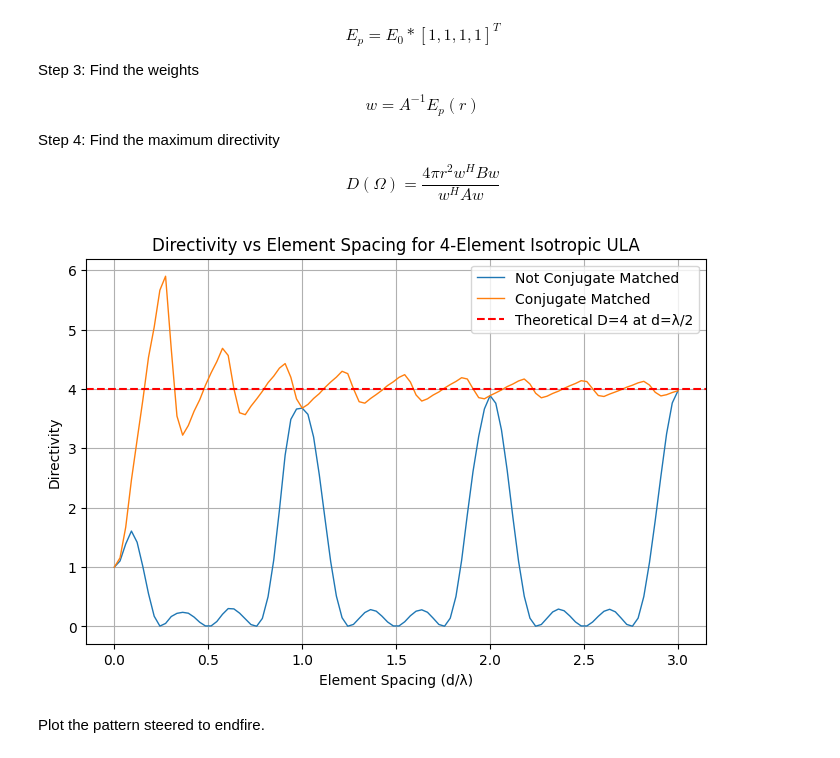
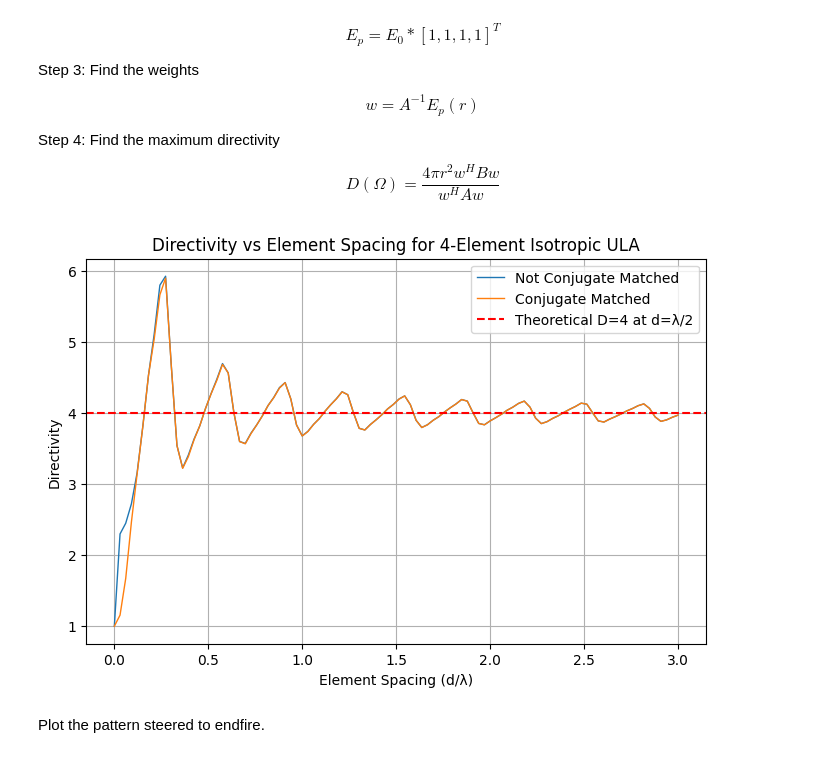
Before and after one commit to Montuck/antenna-software, a Jupyter notebook: hw13.ipynb, the cells around one changed output. Saved outputs shown, nothing was run; the diff lists cells and outputs as text; code cells hidden in the pictures.

```diff
--- a/hw13.ipynb
+++ b/hw13.ipynb
@@ -47,10 +47,6 @@ N = 4
 # Electric field calculation
 E0 = np.sqrt(2*eta*Pel/(4*np.pi*r**2))
 
-# conjugate matched weights
-Ep = E0*np.ones((N, 1))
-w_cm = Ep
-
 # empty array of directivity values
 directivity_values = []
 directivity_values_cm = []
@@ -59,104 +55,79 @@ directivity_values_cm = []
 
 
 
-#### FUNCTIONS ####
-def compute_overlap(rx, k):
-    # Compute overlap matrix A
+#### CALCULATIONS ####
+for d in d_values:
+    # Define the receiver positions
+    rx = np.array([n * d for n in range(N)])  # Positions of elements
+
+    ## Compute overlap matrix A ##
     A = np.zeros((N, N))
     for m in range(N):
         for n in range(N):
             r_mn = abs(rx[m] - rx[n])  # Distance between elements
             A[m, n] = np.sinc(k * r_mn)  # Corrected sinc function
     #print("Overlap Matrix \n", A)
-    return A
 
-def compute_weights(A, E_in):
-    # compute E-fields at each element
-    E = np.zeros((N,1))
+    # broadside
+    theta = np.pi/2
+    ## compute Ep ##
+    Ep = np.zeros((N,1))
     for n in range(N):
-        E[n] = E_in*np.exp(1j*k*rx[n])
+        Ep[n] = E0*np.exp(1j*k*d*np.cos(theta)*rx[n])
+    #print("Ep \n", Ep)
 
+    ## Compute weights ##
     A_inv = np.linalg.pinv(A)   # invert overlap
-    w = np.dot(A_inv, E)        # Compute weights
+    w = np.dot(A_inv, Ep)        # Compute weights
     #print("weights \n", w)
-    return w
+    w_cm = Ep
 
-def compute_signal_response(E0):
-    # calculate the signal response
-    B = np.zeros((N, N))
-    for m in range(N):
-        for n in range(N):
-            r_mn = abs(rx[m] - rx[n])  # Distance between elements
-            B[m, n] = E0*np.exp(1j*k*rx[m]) * E0*np.exp(1j*k*rx[n]).conj() / (2*eta)
-    #print("Signal Respone \n", B)
-    return B
+    ## compute signal response ##
+    B = Ep*Ep.conj().T / (2*eta)
 
-def compute_signal_response_p(Ep):
-    Bp = Ep * Ep.conj().T / (2*eta)
-    #print("Signal Respone \n", Bp)
-    return Bp
 
-def compute_directivity(r,w,B,A):
-    # Compute Directivity
+    ## Compute Directivity ##
     w_herm = w.conj().T
     #print("hermitian of weights \n", w_herm)
     scalar = 4 * np.pi * (r**2)
     num_1 = np.dot(w_herm, B)
     num_2 = np.dot(num_1, w)
     den_1 = np.dot(w_herm, A)
     den_2 = np.dot(den_1, w)
     D = scalar * num_2 / den_2
     #print("Directivity \n", D)
-    return D
 
+    ## Compute Conjugate Matched Directivity ##
+    w_herm = w_cm.conj().T
+    #print("hermitian of weights \n", w_herm)
+    scalar = 4 * np.pi * (r**2)
+    num_1 = np.dot(w_herm, B)
+    num_2 = np.dot(num_1, w_cm)
+    den_1 = np.dot(w_herm, A)
+    den_2 = np.dot(den_1, w_cm)
+    D_cm = scalar * num_2 / den_2
+    #print("Directivity \n", D_cm)
 
-
-
-#### CALCULATIONS ####
-for d in d_values:
-    # Define the receiver positions
-    rx = np.array([n * d for n in range(N)])  # Positions of elements
-
-    # Compute overlap matrix A
-    A = compute_overlap(rx, k)
-
-    # Compute weights
-    #w = compute_weights(A, E0)
-    w = np.array([[1,1,1,1],
-                  [1,1,1,1],
-                  [1,1,1,1],
-                  [1,1,1,1]])
-
-    # compute B
-    B = compute_signal_response(E0)
-
-    # compute Bp
-    Bp = compute_signal_response_p(Ep)
-
-    # compute directivity
-    D = compute_directivity(r, w, B, A)
-    D_cm = compute_directivity(r, w_cm, Bp, A)
-
-
+    # append zeros
     directivity_values.append(D[0,0])
     directivity_values_cm.append(D_cm[0,0])
 
 
 
 
 
 #### PLOTS ####
 plt.figure(figsize=(8, 5))
 plt.plot(d_values / lam, directivity_values, label="Not Conjugate Matched", linewidth=1)
 plt.plot(d_values / lam, directivity_values_cm, label="Conjugate Matched", linewidth=1)
 plt.axhline(y=N, color='r', linestyle='--', label="Theoretical D=4 at d=λ/2")  # Reference line at 4
 plt.xlabel("Element Spacing (d/λ)")
 plt.ylabel("Directivity")
 plt.title("Directivity vs Element Spacing for 4-Element Isotropic ULA")
 plt.grid(True)
 plt.legend()
 plt.show()
 # %% [output]
-[figure, old version]
+[figure, new version]
 # %% [markdown]
 Plot the pattern steered to endfire.
```
Also changed, not shown: parts of 2 cells of this notebook.
